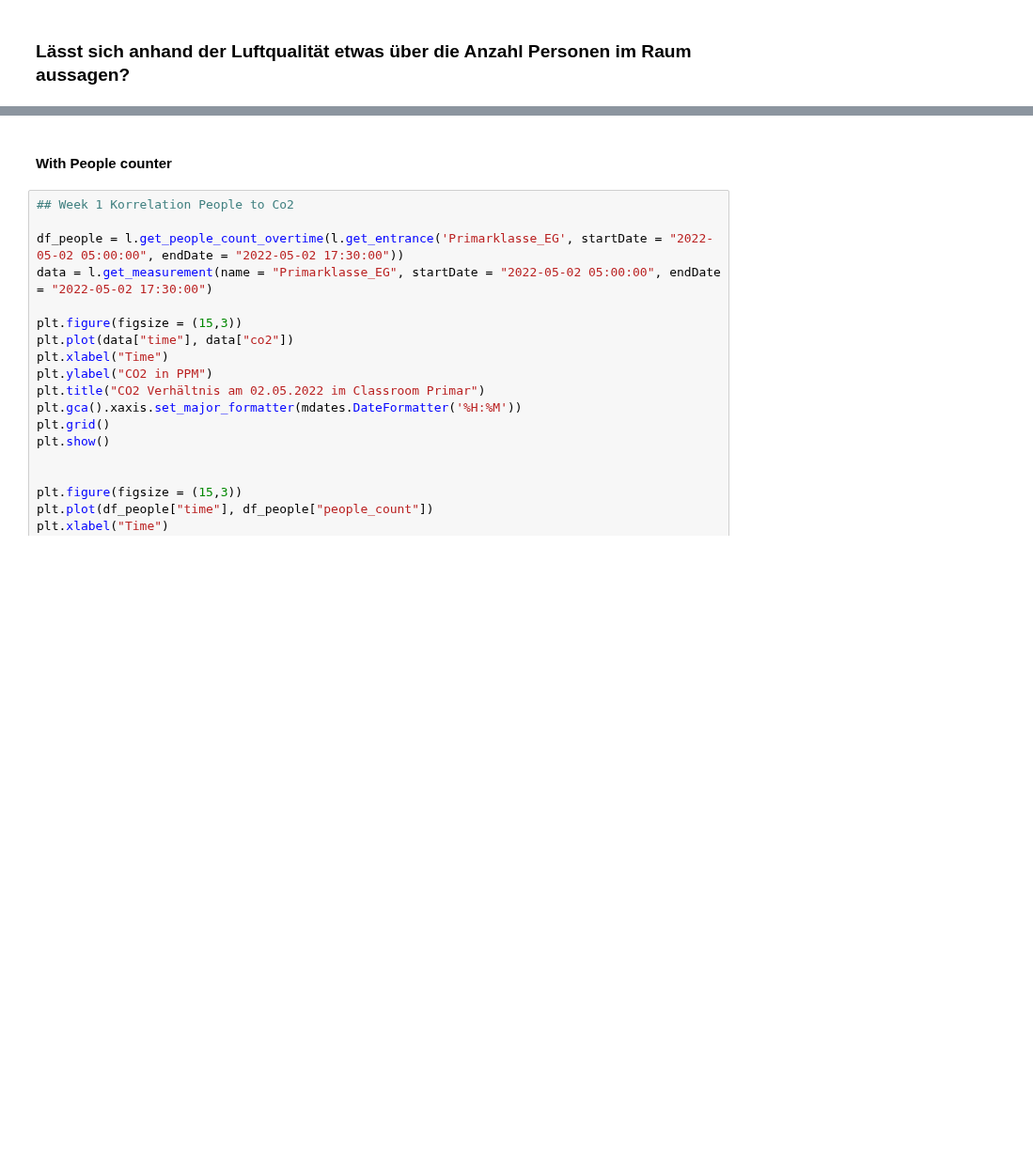
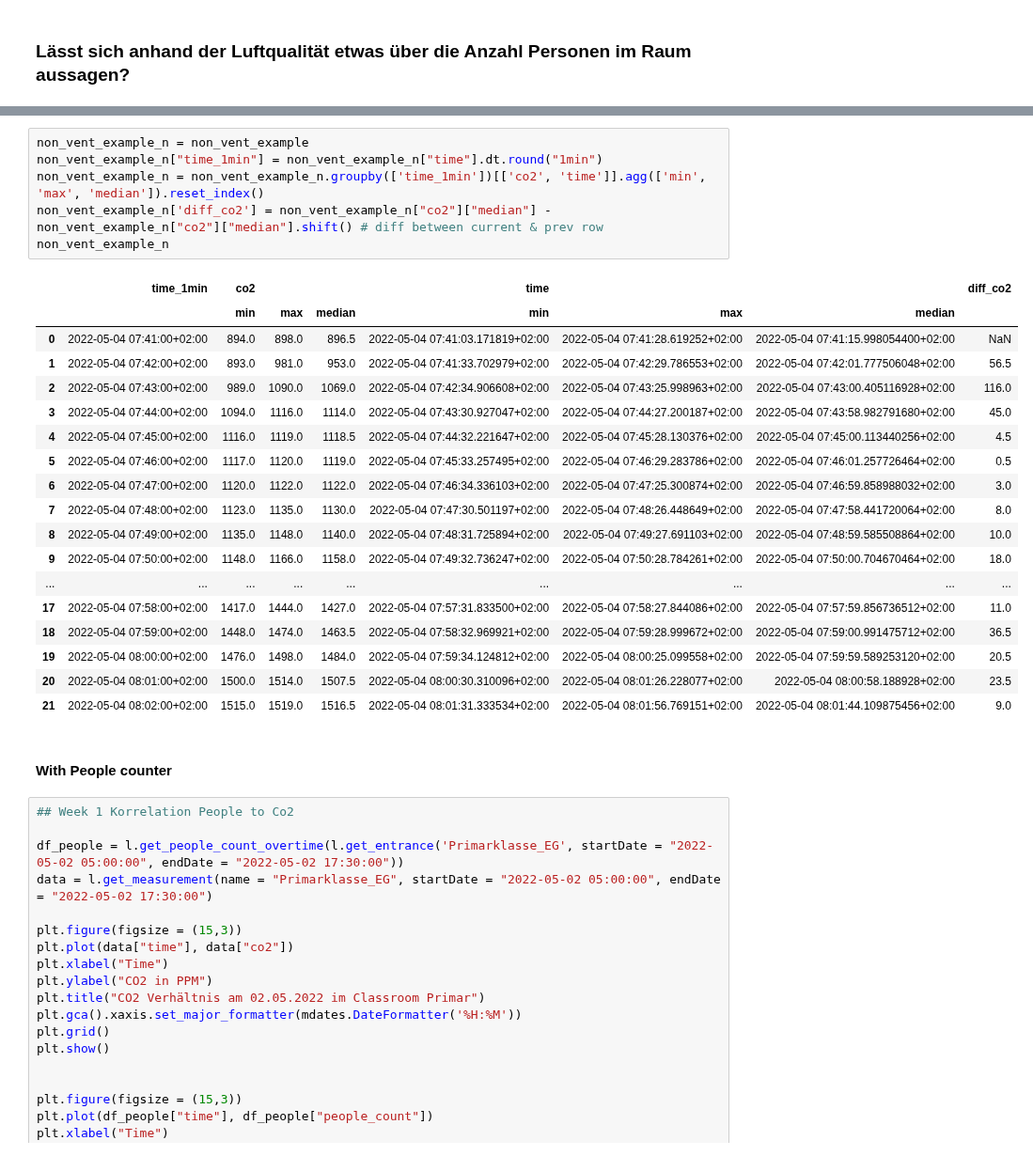
Before and after one commit to Smart-Classroom-Challenge/Data-Evaluation, a Jupyter notebook: Forschungsfrage_2.ipynb, the cells around one changed output, grey strips where cells are left out. Shown at 94% size. Saved outputs shown, nothing was run; the diff lists cells and outputs as text; blank space fills up the shorter version.

```diff
--- a/Forschungsfrage_2.ipynb
+++ b/Forschungsfrage_2.ipynb
@@ -11,3 +324,28 @@ l = lib.Offload()
+# %%
+non_vent_example_n = non_vent_example
+non_vent_example_n["time_1min"] = non_vent_example_n["time"].dt.round("1min")
+non_vent_example_n = non_vent_example_n.groupby(['time_1min'])[['co2', 'time']].agg(['min', 'max', 'median']).reset_index()
+non_vent_example_n['diff_co2'] = non_vent_example_n["co2"]["median"] - non_vent_example_n["co2"]["median"].shift() # diff between current & prev row
+non_vent_example_n
+# %% [output]
+|  | time_1min | co2 |  |  | time |  |  | diff_co2 |
+|  |  | min | max | median | min | max | median |  |
+| 0 | 2022-05-04 07:41:00+02:00 | 894.0 | 898.0 | 896.5 | 2022-05-04 07:41:03.171819+02:00 | 2022-05-04 07:41:28.619252+02:00 | 2022-05-04 07:41:15.998054400+02:00 | NaN |
+| 1 | 2022-05-04 07:42:00+02:00 | 893.0 | 981.0 | 953.0 | 2022-05-04 07:41:33.702979+02:00 | 2022-05-04 07:42:29.786553+02:00 | 2022-05-04 07:42:01.777506048+02:00 | 56.5 |
+| 2 | 2022-05-04 07:43:00+02:00 | 989.0 | 1090.0 | 1069.0 | 2022-05-04 07:42:34.906608+02:00 | 2022-05-04 07:43:25.998963+02:00 | 2022-05-04 07:43:00.405116928+02:00 | 116.0 |
+| 3 | 2022-05-04 07:44:00+02:00 | 1094.0 | 1116.0 | 1114.0 | 2022-05-04 07:43:30.927047+02:00 | 2022-05-04 07:44:27.200187+02:00 | 2022-05-04 07:43:58.982791680+02:00 | 45.0 |
+| 4 | 2022-05-04 07:45:00+02:00 | 1116.0 | 1119.0 | 1118.5 | 2022-05-04 07:44:32.221647+02:00 | 2022-05-04 07:45:28.130376+02:00 | 2022-05-04 07:45:00.113440256+02:00 | 4.5 |
+| 5 | 2022-05-04 07:46:00+02:00 | 1117.0 | 1120.0 | 1119.0 | 2022-05-04 07:45:33.257495+02:00 | 2022-05-04 07:46:29.283786+02:00 | 2022-05-04 07:46:01.257726464+02:00 | 0.5 |
+| 6 | 2022-05-04 07:47:00+02:00 | 1120.0 | 1122.0 | 1122.0 | 2022-05-04 07:46:34.336103+02:00 | 2022-05-04 07:47:25.300874+02:00 | 2022-05-04 07:46:59.858988032+02:00 | 3.0 |
+| 7 | 2022-05-04 07:48:00+02:00 | 1123.0 | 1135.0 | 1130.0 | 2022-05-04 07:47:30.501197+02:00 | 2022-05-04 07:48:26.448649+02:00 | 2022-05-04 07:47:58.441720064+02:00 | 8.0 |
+| 8 | 2022-05-04 07:49:00+02:00 | 1135.0 | 1148.0 | 1140.0 | 2022-05-04 07:48:31.725894+02:00 | 2022-05-04 07:49:27.691103+02:00 | 2022-05-04 07:48:59.585508864+02:00 | 10.0 |
+| 9 | 2022-05-04 07:50:00+02:00 | 1148.0 | 1166.0 | 1158.0 | 2022-05-04 07:49:32.736247+02:00 | 2022-05-04 07:50:28.784261+02:00 | 2022-05-04 07:50:00.704670464+02:00 | 18.0 |
+| ... | ... | ... | ... | ... | ... | ... | ... | ... |
+| 17 | 2022-05-04 07:58:00+02:00 | 1417.0 | 1444.0 | 1427.0 | 2022-05-04 07:57:31.833500+02:00 | 2022-05-04 07:58:27.844086+02:00 | 2022-05-04 07:57:59.856736512+02:00 | 11.0 |
+| 18 | 2022-05-04 07:59:00+02:00 | 1448.0 | 1474.0 | 1463.5 | 2022-05-04 07:58:32.969921+02:00 | 2022-05-04 07:59:28.999672+02:00 | 2022-05-04 07:59:00.991475712+02:00 | 36.5 |
+| 19 | 2022-05-04 08:00:00+02:00 | 1476.0 | 1498.0 | 1484.0 | 2022-05-04 07:59:34.124812+02:00 | 2022-05-04 08:00:25.099558+02:00 | 2022-05-04 07:59:59.589253120+02:00 | 20.5 |
+| 20 | 2022-05-04 08:01:00+02:00 | 1500.0 | 1514.0 | 1507.5 | 2022-05-04 08:00:30.310096+02:00 | 2022-05-04 08:01:26.228077+02:00 | 2022-05-04 08:00:58.188928+02:00 | 23.5 |
+| 21 | 2022-05-04 08:02:00+02:00 | 1515.0 | 1519.0 | 1516.5 | 2022-05-04 08:01:31.333534+02:00 | 2022-05-04 08:01:56.769151+02:00 | 2022-05-04 08:01:44.109875456+02:00 | 9.0 |
 # %% [markdown]
 #### With People counter
 # %%
```
Also changed, not shown: parts of 9 cells of this notebook, 2 other files.
